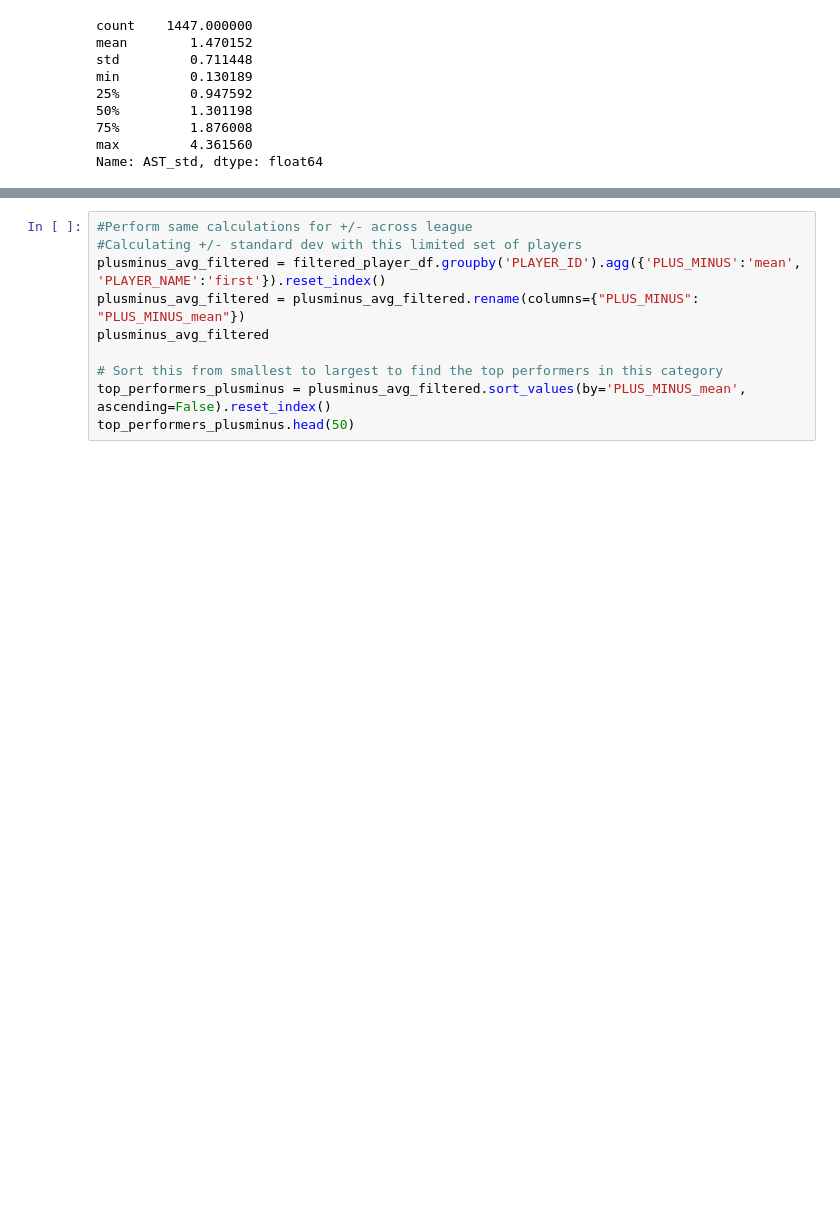
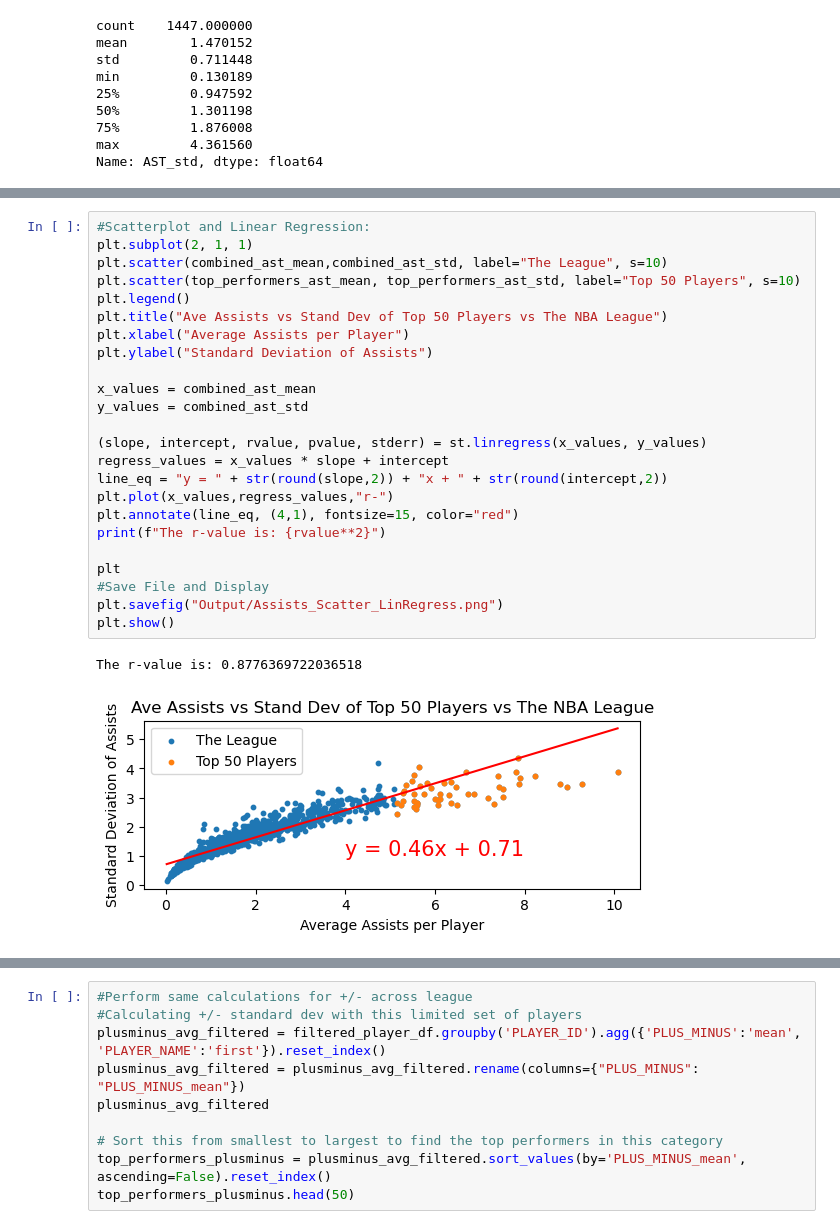
Before and after one commit to TZDSGeek/Project_1, a Jupyter notebook: NBA Analysis - Assists and Plus Minus.ipynb, the cells around one changed output, grey strips where cells are left out. Cells and saved outputs as stored; diff of their text form; blank space fills up the shorter version.

```diff
--- a/NBA Analysis - Assists and Plus Minus.ipynb
+++ b/NBA Analysis - Assists and Plus Minus.ipynb
@@ -545,0 +563,27 @@ It appears that the NBA players in the category of assists have a wider standard
+# %%
+#Scatterplot and Linear Regression:
+plt.subplot(2, 1, 1)
+plt.scatter(combined_ast_mean,combined_ast_std, label="The League", s=10)
+plt.scatter(top_performers_ast_mean, top_performers_ast_std, label="Top 50 Players", s=10)
+plt.legend()
+plt.title("Ave Assists vs Stand Dev of Top 50 Players vs The NBA League")
+plt.xlabel("Average Assists per Player")
+plt.ylabel("Standard Deviation of Assists")
+
+x_values = combined_ast_mean
+y_values = combined_ast_std
+
+(slope, intercept, rvalue, pvalue, stderr) = st.linregress(x_values, y_values)
+regress_values = x_values * slope + intercept
+line_eq = "y = " + str(round(slope,2)) + "x + " + str(round(intercept,2))
+plt.plot(x_values,regress_values,"r-")
+plt.annotate(line_eq, (4,1), fontsize=15, color="red")
+print(f"The r-value is: {rvalue**2}")
+
+plt
+#Save File and Display
+plt.savefig("Output/Assists_Scatter_LinRegress.png")
+plt.show()
+# %% [output]
+The r-value is: 0.8776369722036518
+[figure, added]
```
Also changed, not shown: parts of 28 cells of this notebook, 6 other files.
